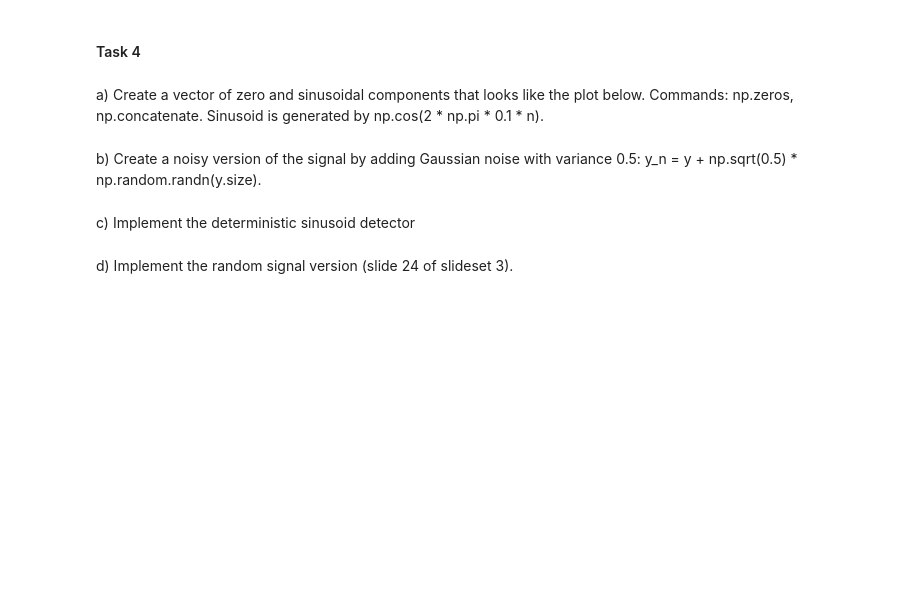
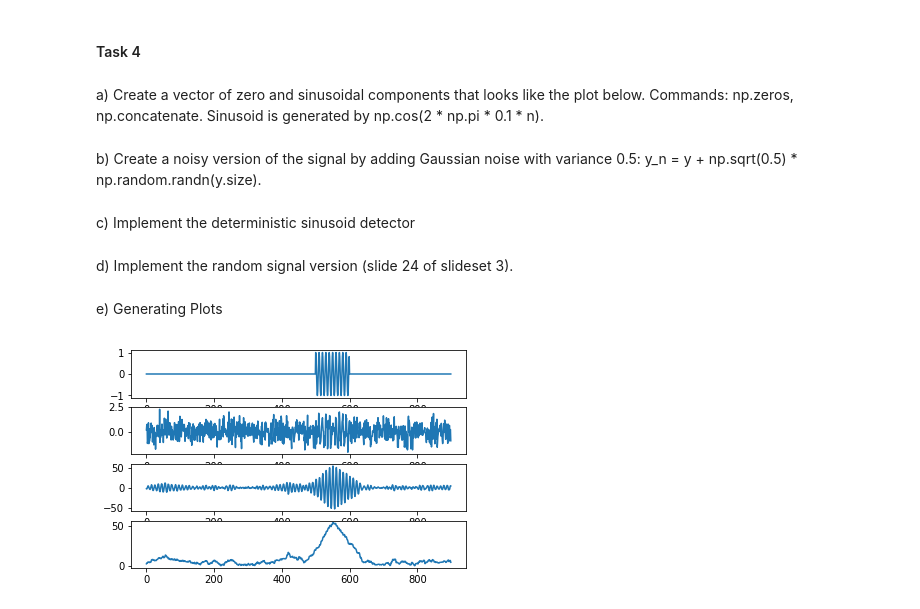
Before and after one commit to kmrsimkhada/Pattern_Recognization_And_Machine_Learning, a Jupyter notebook: Ex_2/Exercise_2.ipynb, the cells around one changed output. Saved outputs shown, nothing was run; the diff lists cells and outputs as text; code cells hidden in the pictures; blank space fills up the shorter version.

```diff
--- a/Ex_2/Exercise_2.ipynb
+++ b/Ex_2/Exercise_2.ipynb
@@ -31,3 +31,17 @@ d) Implement the random signal version (slide 24 of slideset 3).
 # %%
 rn =  np.abs(np.convolve(ds, y_n, 'same'));
 rn1 =  np.convolve(b, y_n, 'same');
+# %% [markdown]
+e) Generating Plots
+# %%
+fig, ax = plt.subplots(4, 1) # Create a figure with 4 axes
+
+ax[0].plot(y) # This will be the topmost axis
+ax[1].plot(y_n) # This will be the second axis
+ax[2].plot(rn1) # This will be the 3rd axis
+ax[3].plot(rn) # This will be the 4th axis
+
+
+plt.show() # Display on screen
+# %% [output]
+[figure, added]
```
Also changed, not shown: parts of 8 cells of this notebook.
